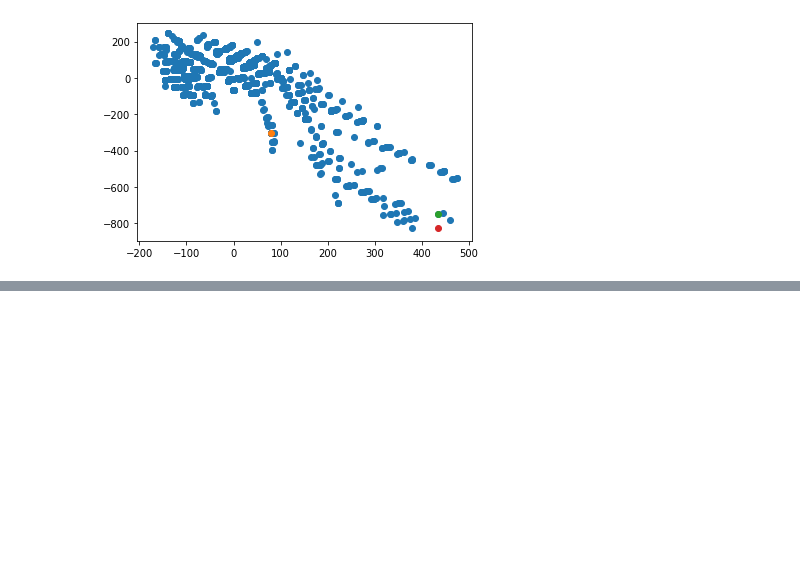
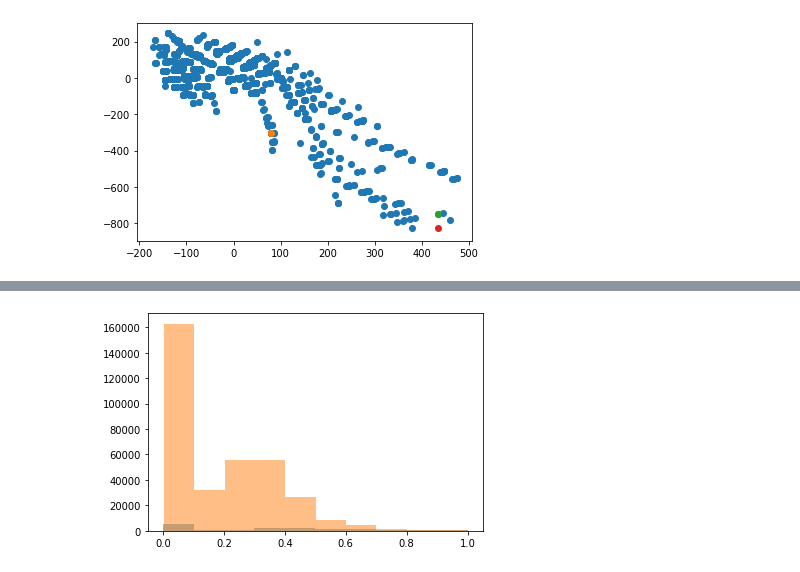
Before and after one commit to DessimozLab/HogProf, a Jupyter notebook: pyprofiler/notebooks/cafa/profile2GO.ipynb, the cells around one changed output, grey strips where cells are left out. Cells and saved outputs as stored; diff of their text form; code cells hidden in the pictures; blank space fills up the shorter version.

```diff
--- a/pyprofiler/notebooks/cafa/profile2GO.ipynb
+++ b/pyprofiler/notebooks/cafa/profile2GO.ipynb
@@ -642,0 +621,8 @@ KeyboardInterrupt:
+# %%
+from sklearn.metrics import roc_curve , precision_recall_curve
+from functools import partial
+import random
+
+nannot = sum(c.values())
+nsamples = 2000
+randoHogs =[ random.choice(list(hogs.keys())) for i in range( nsamples ) ]
@@ -642,0 +695,77 @@ KeyboardInterrupt:
+# %%
+#todo. fit distribution to positive scores
+from scipy.stats import norm
+from scipy.stats import chi2
+
+
+
+#just model the stupid things as multivariat gaussians and get a pval for each pred
+filterfinal_naive = finaldf_naive[finaldf_naive.score > 0]
+filterfinal_naive =  filterfinal_naive[ filterfinal_naive.ytrue == 1 ]
+mean1 = filterfinal_naive.score.mean()
+std1 = filterfinal_naive.score.std()
+print(mean1)
+print(std1)
+finaldf_naive['proba_posi'] =  norm.cdf( finaldf_naive.score , loc=mean1, scale= std1 )
+finaldf_naive['proba_posi'][finaldf_naive.score == 0 ] = 0
+
+filterfinal_naive = finaldf_naive[finaldf_naive.score > 0]
+filterfinal_naive =  filterfinal_naive[ filterfinal_naive.ytrue == 0  ]
+mean1 = filterfinal_naive.score.mean()
+std1 = filterfinal_naive.score.std()
+print(mean1)
+print(std1)
+
+finaldf_naive['proba_nega'] =  norm.cdf( finaldf_naive.score , loc=mean1, scale= std1 )
+finaldf_naive['proba_nega'][finaldf_naive.score == 0 ] = 0
+
+finaldf_naive['likelihoodratio'] =  finaldf_naive.proba_posi / finaldf_naive.proba_nega
+
+finaldf_naive['likelihoodratio'] =  finaldf_naive['likelihoodratio'].map( lambda x :-2* np.log(x) if x > 0 else 0 )
+
+
+
+filterfinal_embedder= finaldf_embedder[finaldf_embedder.score > 0]
+filterfinal_embedder=filterfinal_embedder[ filterfinal_embedder.ytrue == 1  ]
+mean1 = filterfinal_embedder.score.mean()
+std1 = filterfinal_embedder.score.std()
+finaldf_embedder['proba_posi'] =  norm.cdf( finaldf_embedder.score , loc=mean1, scale= std1 )
+
+filterfinal_embedder= finaldf_embedder[finaldf_embedder.score > 0]
+filterfinal_embedder=filterfinal_embedder[ filterfinal_embedder.ytrue == 0  ]
+mean1 = filterfinal_embedder.score.mean()
+std1 = filterfinal_embedder.score.std()
+
+finaldf_embedder['proba_nega'] =  norm.cdf( finaldf_embedder.score , loc=mean1, scale= std1 )
+
+finaldf_embedder['likelihoodratio'] =  finaldf_embedder.proba_posi / finaldf_embedder.proba_nega
+
+finaldf_embedder['x2'] = chi2.cdf(finaldf_embedder['likelihoodratio'], 2 , loc=0, scale=1)
+
+
+finaldf_naive['likelihoodratio'] =  finaldf_naive['likelihoodratio'].map( lambda x : -2* np.log(x) if x > 0 else 0 )
+
+finaldf_naive['x2'] = chi2.cdf(finaldf_naive['likelihoodratio'], 2 , loc=0, scale=1)
+
+
+
+plt.hist( finaldf_embedder.score[finaldf_embedder.ytrue == 1] , alpha =.5 )
+plt.hist( finaldf_embedder.score[finaldf_embedder.ytrue == 0]  , alpha =.5)
+plt.show()
+
+plt.hist( finaldf_embedder.x2[finaldf_embedder.ytrue == 1] , alpha =.5 )
+plt.hist( finaldf_embedder.x2[finaldf_embedder.ytrue == 0]  , alpha =.5)
+plt.show()
+
+
+
+
+plt.hist( finaldf_naive.proba_posi[(finaldf_naive.ytrue == 1) & (finaldf_naive.score > 0) ] , alpha =.5 )
+plt.hist( finaldf_naive.proba_nega[(finaldf_naive.ytrue == 0 )& (finaldf_naive.score > 0 )]  , alpha =.5)
+plt.show()
+
+
+plt.hist( finaldf_naive.x2[(finaldf_naive.ytrue == 1) & (finaldf_naive.score > 0) ] , alpha =.5 )
+plt.hist( finaldf_naive.x2[(finaldf_naive.ytrue == 0 )& (finaldf_naive.score > 0 )]  , alpha =.5)
+plt.show()
+# %% [output]
@@ -642,0 +783 @@ KeyboardInterrupt:
+[figure, added]
```
Also changed, not shown: parts of 41 cells of this notebook, 1 other file.
